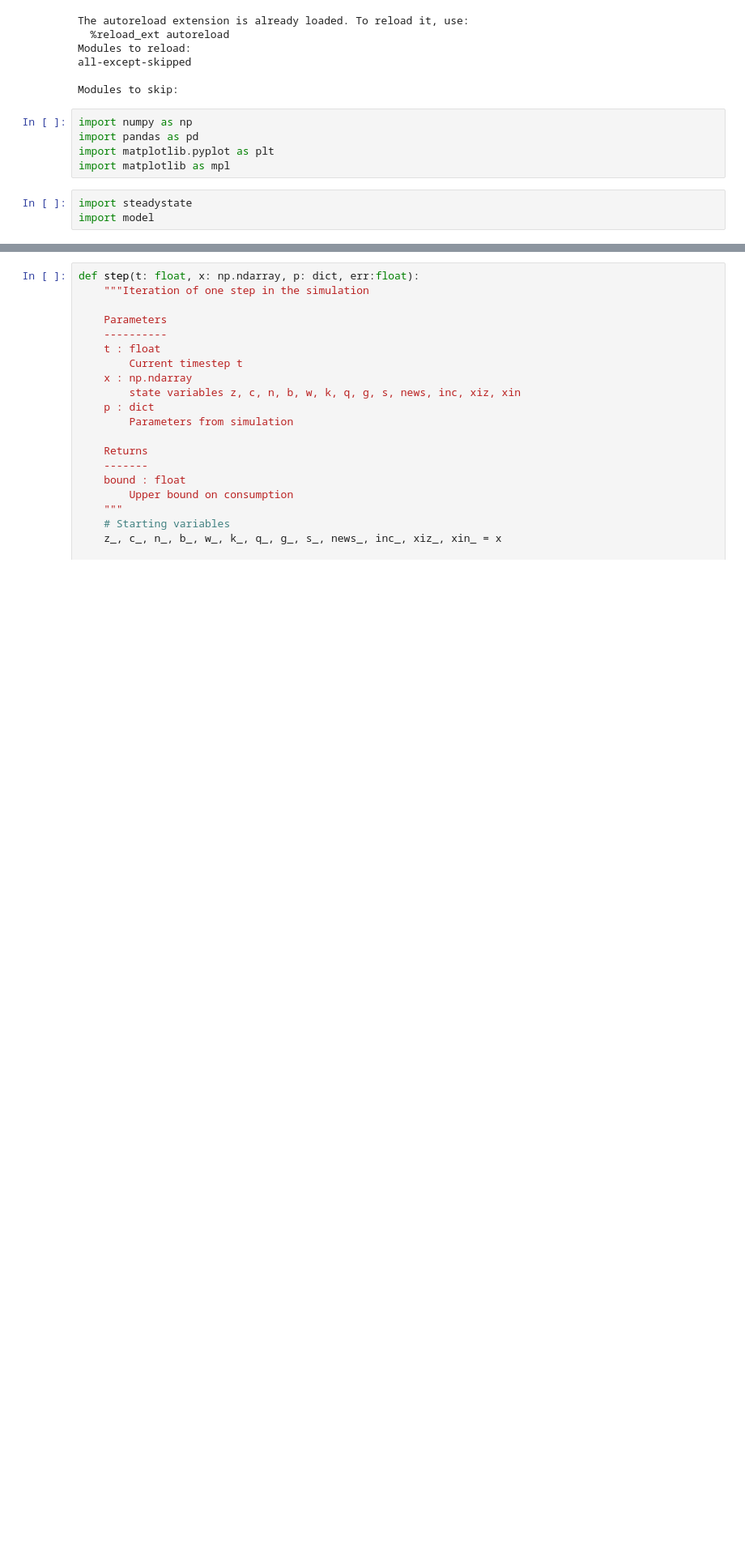
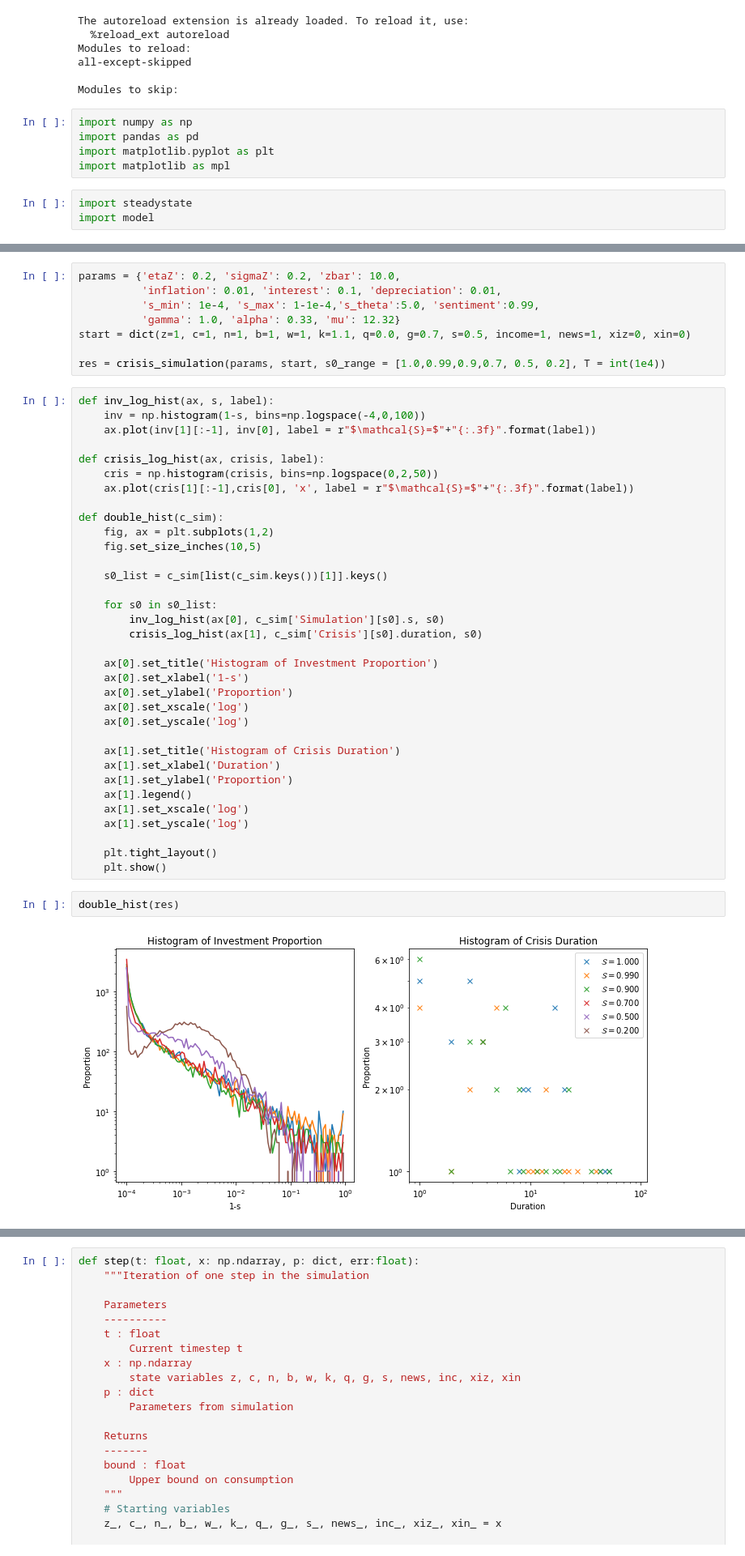
Before and after one commit to KarlNaumann/DynamicDSGE, a Jupyter notebook: SimplifiedUtility_CES.ipynb, the cells around one changed output, grey strips where cells are left out. Shown: that part at 81% size. Saved outputs shown, nothing was run; the diff lists cells and outputs as text; blank space fills up the shorter version.

Commit message:
powerlaw investment graph

```diff
--- a/SimplifiedUtility_CES.ipynb
+++ b/SimplifiedUtility_CES.ipynb
@@ -28,0 +87,46 @@ import model
+# %%
+params = {'etaZ': 0.2, 'sigmaZ': 0.2, 'zbar': 10.0,
+          'inflation': 0.01, 'interest': 0.1, 'depreciation': 0.01,
+          's_min': 1e-4, 's_max': 1-1e-4,'s_theta':5.0, 'sentiment':0.99,
+          'gamma': 1.0, 'alpha': 0.33, 'mu': 12.32}
+start = dict(z=1, c=1, n=1, b=1, w=1, k=1.1, q=0.0, g=0.7, s=0.5, income=1, news=1, xiz=0, xin=0)
+
+res = crisis_simulation(params, start, s0_range = [1.0,0.99,0.9,0.7, 0.5, 0.2], T = int(1e4))
+# %%
+def inv_log_hist(ax, s, label):
+    inv = np.histogram(1-s, bins=np.logspace(-4,0,100))
+    ax.plot(inv[1][:-1], inv[0], label = r"$\mathcal{S}=$"+"{:.3f}".format(label))
+
+def crisis_log_hist(ax, crisis, label):
+    cris = np.histogram(crisis, bins=np.logspace(0,2,50))
+    ax.plot(cris[1][:-1],cris[0], 'x', label = r"$\mathcal{S}=$"+"{:.3f}".format(label))
+
+def double_hist(c_sim):
+    fig, ax = plt.subplots(1,2)
+    fig.set_size_inches(10,5)
+
+    s0_list = c_sim[list(c_sim.keys())[1]].keys()
+
+    for s0 in s0_list:
+        inv_log_hist(ax[0], c_sim['Simulation'][s0].s, s0)
+        crisis_log_hist(ax[1], c_sim['Crisis'][s0].duration, s0)
+
+    ax[0].set_title('Histogram of Investment Proportion')
+    ax[0].set_xlabel('1-s')
+    ax[0].set_ylabel('Proportion')
+    ax[0].set_xscale('log')
+    ax[0].set_yscale('log')
+
+    ax[1].set_title('Histogram of Crisis Duration')
+    ax[1].set_xlabel('Duration')
+    ax[1].set_ylabel('Proportion')
+    ax[1].legend()
+    ax[1].set_xscale('log')
+    ax[1].set_yscale('log')
+
+    plt.tight_layout()
+    plt.show()
+# %%
+double_hist(res)
+# %% [output]
+[figure, added]
```
Also changed, not shown: parts of 15 cells of this notebook, 3 other files.
